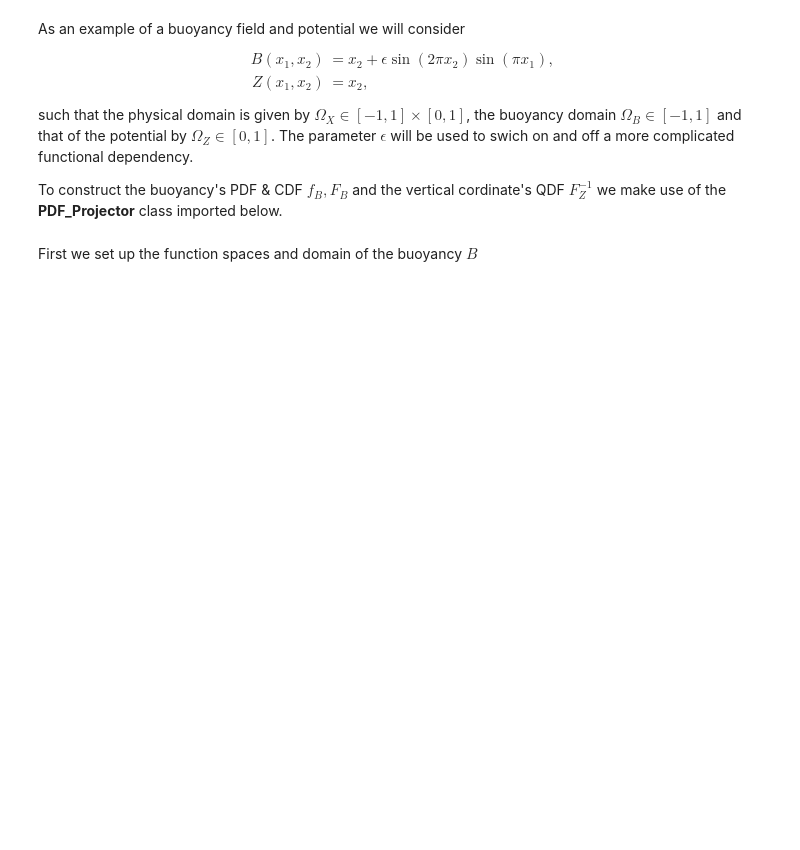
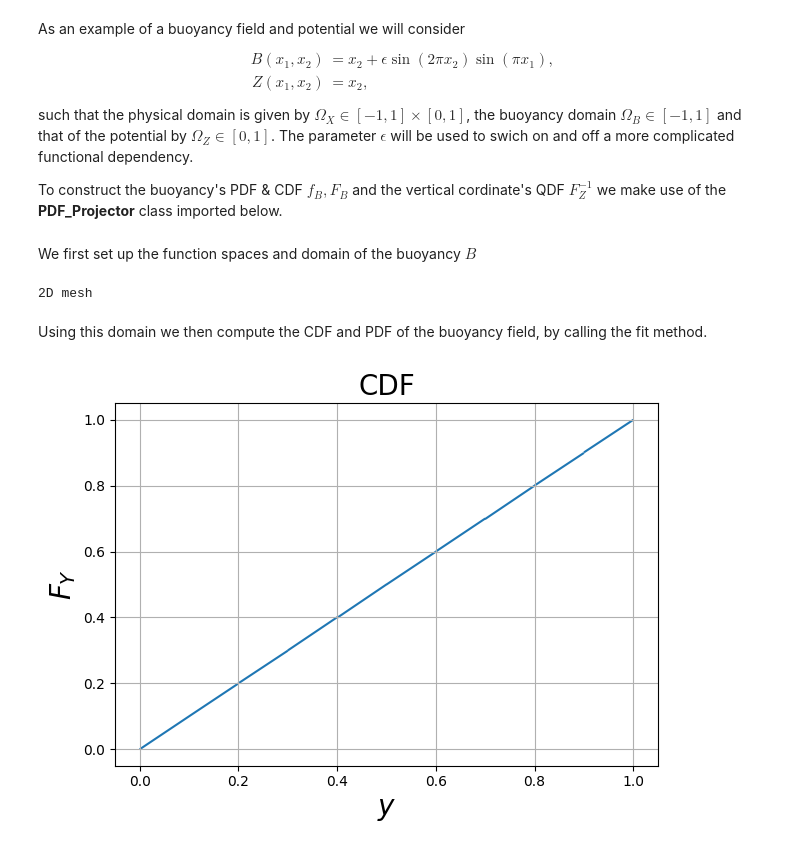
Before and after one commit to D-stratify/Numdf, a Jupyter notebook: Part3_APE_Calculation.ipynb, the cells around one changed output. Saved outputs shown, nothing was run; the diff lists cells and outputs as text; code cells hidden in the pictures; blank space fills up the shorter version.

```diff
--- a/Part3_APE_Calculation.ipynb
+++ b/Part3_APE_Calculation.ipynb
@@ -30,2 +32,19 @@ from PDF_Projector import *
 # %% [markdown]
-First we set up the function spaces and domain of the buoyancy $B$
+We first set up the function spaces and domain of the buoyancy $B$
+# %%
+# Set the function space
+ptp_FB = FEptp(func_space_CDF = {"family":"DG","degree":1},func_space_PDF={"family":"CG","degree":1})
+
+# Set the domain
+x1,x2,b = ptp_FB.domain(Omega_X = {'x1':(-1,1),'x2':(0,1)}, Omega_Y = {'Y':(0,1)}, N_elements=10)
+# %% [output]
+2D mesh
+# %% [markdown]
+Using this domain we then compute the CDF and PDF of the buoyancy field, by calling the fit method.
+# %%
+# Construct the PDF,CDF,QDF
+ptp_FB.fit(function_Y = x2, quadrature_degree=100) # + ε*sin(π*x1)*sin(2*π*x2)
+
+ptp_FB.plot(function='CDF')
+# %% [output]
+[figure, added]
```
Also changed, not shown: parts of 19 cells of this notebook.
